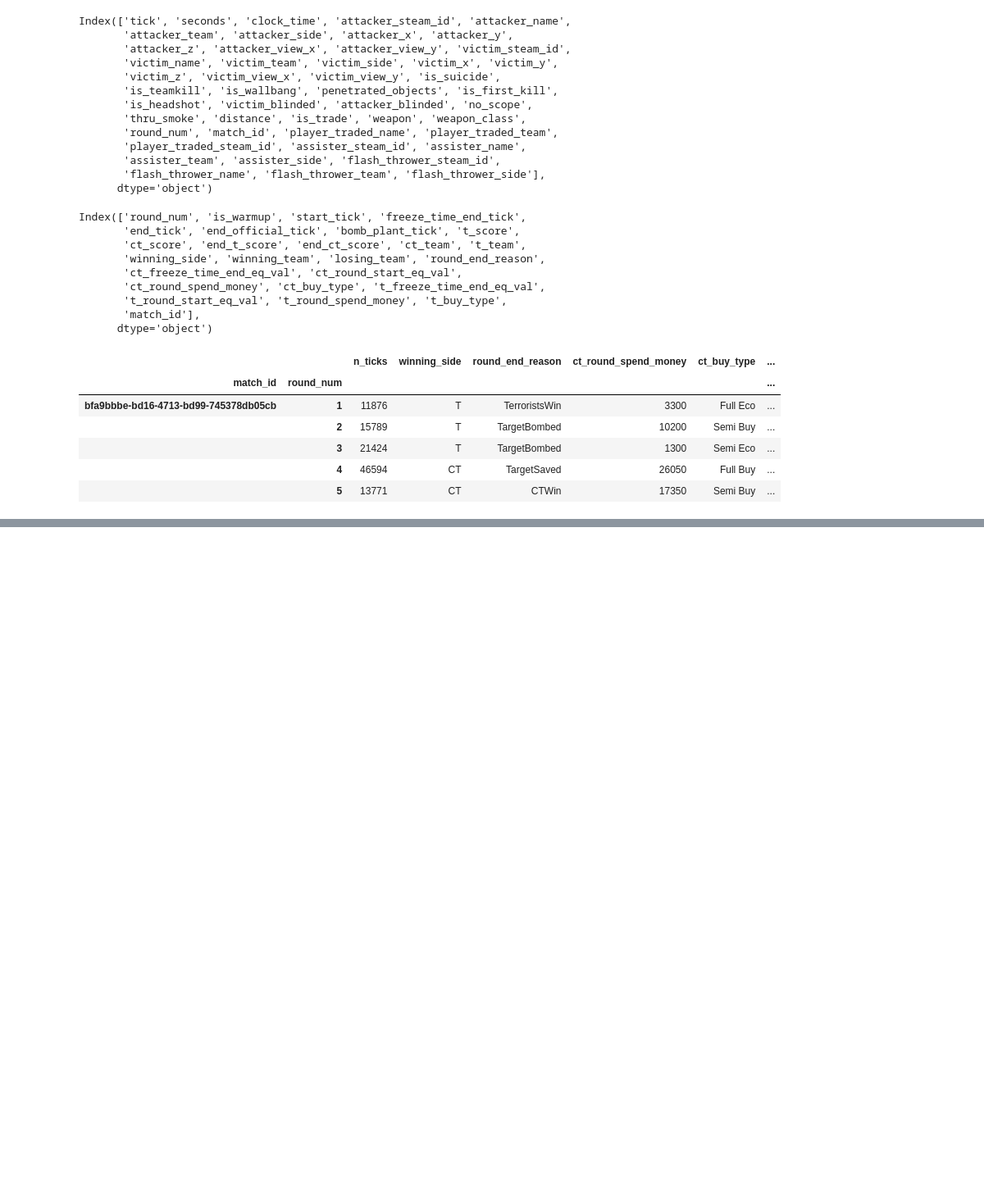
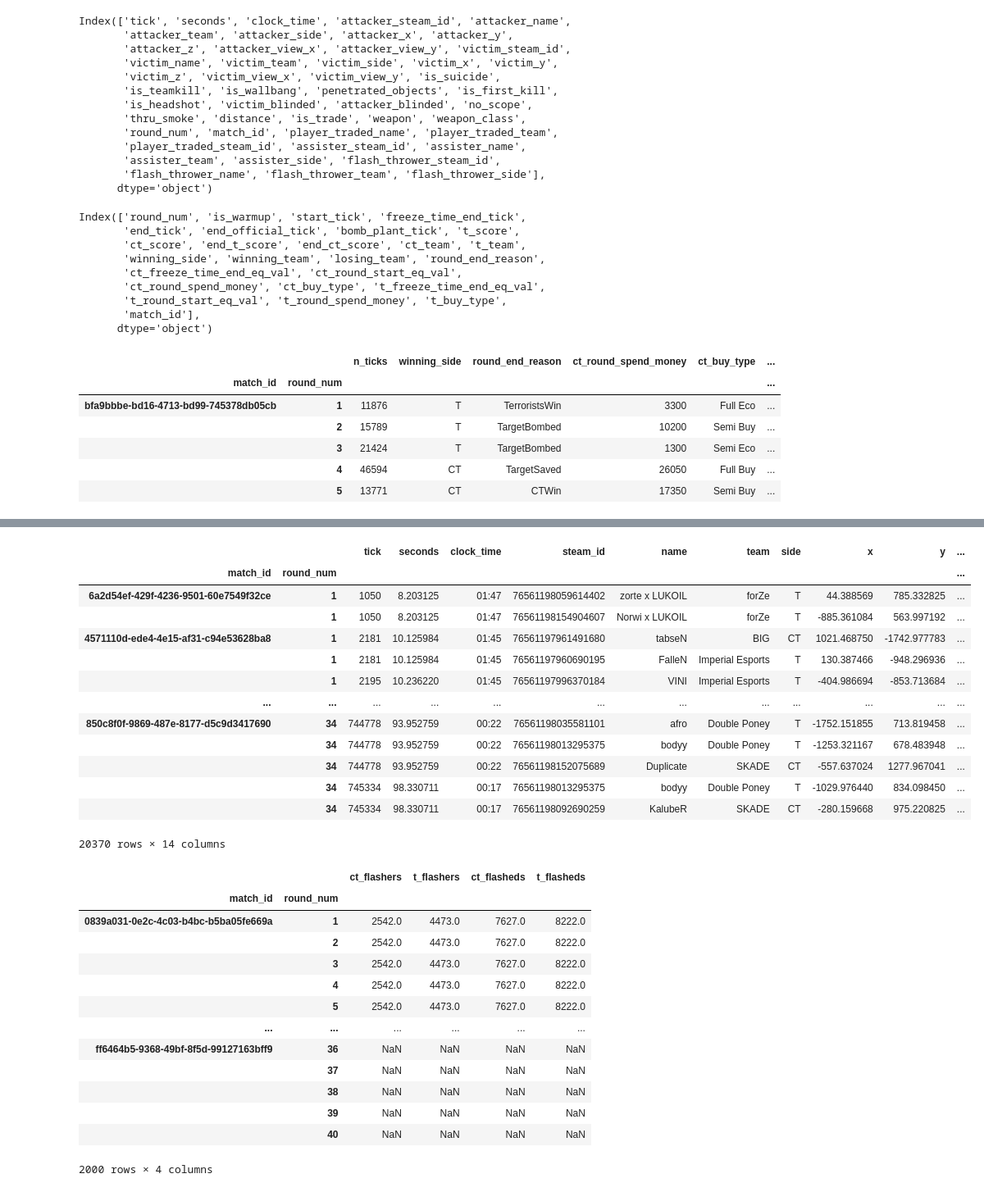
Before and after one commit to khemingkapat/csgo_model, a Jupyter notebook: main.ipynb, the cells around one changed output, grey strips where cells are left out. Shown: that part at 82% size. Cells and saved outputs as stored; diff of their text form; code cells hidden in the pictures; blank space fills up the shorter version.

```diff
--- a/main.ipynb
+++ b/main.ipynb
@@ -332,5 +293,3 @@ idx_r_df.head(5)
 |  | 3 | 21424 | T | TargetBombed | 1300 | Semi Eco | ... |
 |  | 4 | 46594 | CT | TargetSaved | 26050 | Full Buy | ... |
 |  | 5 | 13771 | CT | CTWin | 17350 | Semi Buy | ... |
-# %%
-flashes_df.set_index(["match_id","round_num"])
@@ -380,0 +323,41 @@ Index(['tick', 'seconds', 'clock_time', 'attacker_steam_id', 'attacker_name',
+# %%
+tf_f = transform_flash(flashes_df).set_index(["match_id","round_num"])
+display(tf_f)
+def count_sides(df, flash_types):
+    return df[df['status'].isin(flash_types)]['side'].value_counts().to_dict()
+
+tf_f.groupby(['match_id', 'round_num']).agg(
+    ct_flashers=('status', lambda x: count_sides(tf_f, ['flasher', 'both']).get('CT', 0)),
+    t_flashers=('status', lambda x: count_sides(tf_f, ['flasher', 'both']).get('T', 0)),
+    ct_flasheds=('status', lambda x: count_sides(tf_f, ['flashed', 'both']).get('CT', 0)),
+    t_flasheds=('status', lambda x: count_sides(tf_f, ['flashed', 'both']).get('T', 0)),
+)
+# %% [output]
+|  |  | tick | seconds | clock_time | steam_id | name | team | side | x | y | ... |
+| match_id | round_num |  |  |  |  |  |  |  |  |  | ... |
+| 6a2d54ef-429f-4236-9501-60e7549f32ce | 1 | 1050 | 8.203125 | 01:47 | 76561198059614402 | zorte x LUKOIL | forZe | T | 44.388569 | 785.332825 | ... |
+|  | 1 | 1050 | 8.203125 | 01:47 | 76561198154904607 | Norwi x LUKOIL | forZe | T | -885.361084 | 563.997192 | ... |
+| 4571110d-ede4-4e15-af31-c94e53628ba8 | 1 | 2181 | 10.125984 | 01:45 | 76561197961491680 | tabseN | BIG | CT | 1021.468750 | -1742.977783 | ... |
+|  | 1 | 2181 | 10.125984 | 01:45 | 76561197960690195 | FalleN | Imperial Esports | T | 130.387466 | -948.296936 | ... |
+|  | 1 | 2195 | 10.236220 | 01:45 | 76561197996370184 | VINI | Imperial Esports | T | -404.986694 | -853.713684 | ... |
+| ... | ... | ... | ... | ... | ... | ... | ... | ... | ... | ... | ... |
+| 850c8f0f-9869-487e-8177-d5c9d3417690 | 34 | 744778 | 93.952759 | 00:22 | 76561198035581101 | afro | Double Poney | T | -1752.151855 | 713.819458 | ... |
+|  | 34 | 744778 | 93.952759 | 00:22 | 76561198013295375 | bodyy | Double Poney | T | -1253.321167 | 678.483948 | ... |
+|  | 34 | 744778 | 93.952759 | 00:22 | 76561198152075689 | Duplicate | SKADE | CT | -557.637024 | 1277.967041 | ... |
+|  | 34 | 745334 | 98.330711 | 00:17 | 76561198013295375 | bodyy | Double Poney | T | -1029.976440 | 834.098450 | ... |
+|  | 34 | 745334 | 98.330711 | 00:17 | 76561198092690259 | KalubeR | SKADE | CT | -280.159668 | 975.220825 | ... |
+20370 rows × 14 columns
+|  |  | ct_flashers | t_flashers | ct_flasheds | t_flasheds |
+| match_id | round_num |  |  |  |  |
+| 0839a031-0e2c-4c03-b4bc-b5ba05fe669a | 1 | 2542.0 | 4473.0 | 7627.0 | 8222.0 |
+|  | 2 | 2542.0 | 4473.0 | 7627.0 | 8222.0 |
+|  | 3 | 2542.0 | 4473.0 | 7627.0 | 8222.0 |
+|  | 4 | 2542.0 | 4473.0 | 7627.0 | 8222.0 |
+|  | 5 | 2542.0 | 4473.0 | 7627.0 | 8222.0 |
+| ... | ... | ... | ... | ... | ... |
+| ff6464b5-9368-49bf-8f5d-99127163bff9 | 36 | NaN | NaN | NaN | NaN |
+|  | 37 | NaN | NaN | NaN | NaN |
+|  | 38 | NaN | NaN | NaN | NaN |
+|  | 39 | NaN | NaN | NaN | NaN |
+|  | 40 | NaN | NaN | NaN | NaN |
+2000 rows × 4 columns
```
Also changed, not shown: parts of 9 cells of this notebook.
